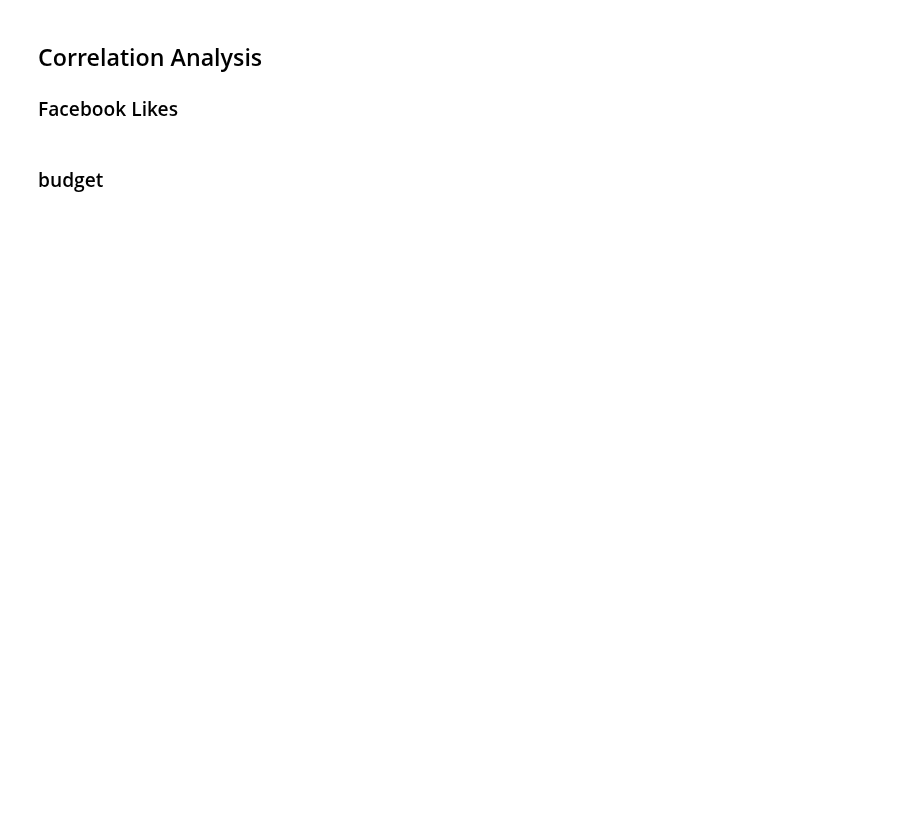
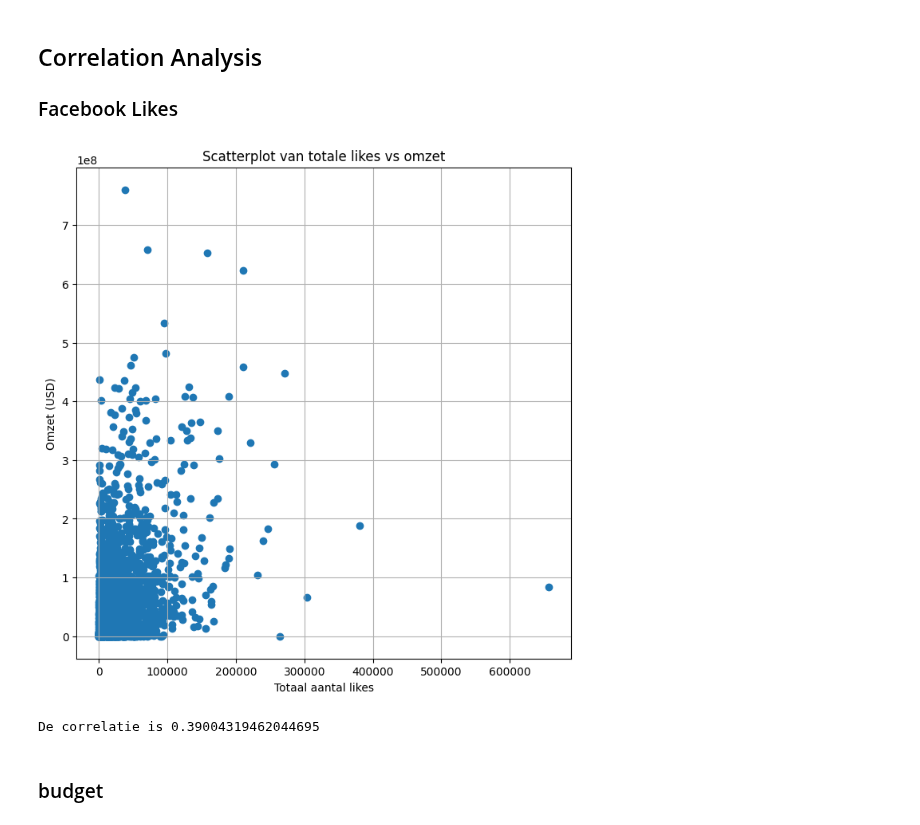
Before and after one commit to GitMathijs/CM2024-casus, a Jupyter notebook: CM_casusopdracht.ipynb, the cells around one changed output. Saved outputs shown, nothing was run; the diff lists cells and outputs as text; code cells hidden in the pictures; blank space fills up the shorter version.

Commit message:
Eerst versie correlaties en scatterplots

```diff
--- a/CM_casusopdracht.ipynb
+++ b/CM_casusopdracht.ipynb
@@ -462,5 +625,19 @@ dataset
 ## Correlation Analysis
 
 ### Facebook Likes
+# %%
+dataset['total_likes'] = dataset['cast_total_likes'] + dataset['movie_likes']
+plt.figure(figsize=(8, 8))
+plt.scatter(dataset['total_likes'], dataset['gross'])
+plt.title('Scatterplot van totale likes vs omzet')
+plt.xlabel('Totaal aantal likes')
+plt.ylabel('Omzet (USD)')
+plt.grid(True)
+plt.show()
+correlatie = np.corrcoef(dataset['total_likes'], dataset['gross'])[0,1]
+print(f"De correlatie is {correlatie}")
+# %% [output]
+[figure, added]
+De correlatie is 0.39004319462044695
 # %% [markdown]
 ### budget
```
Also changed, not shown: parts of 21 cells of this notebook.
